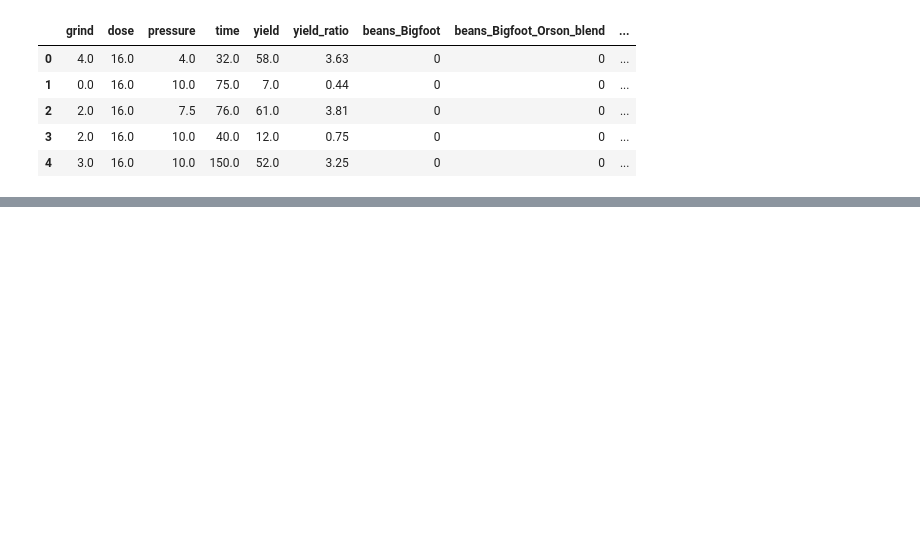
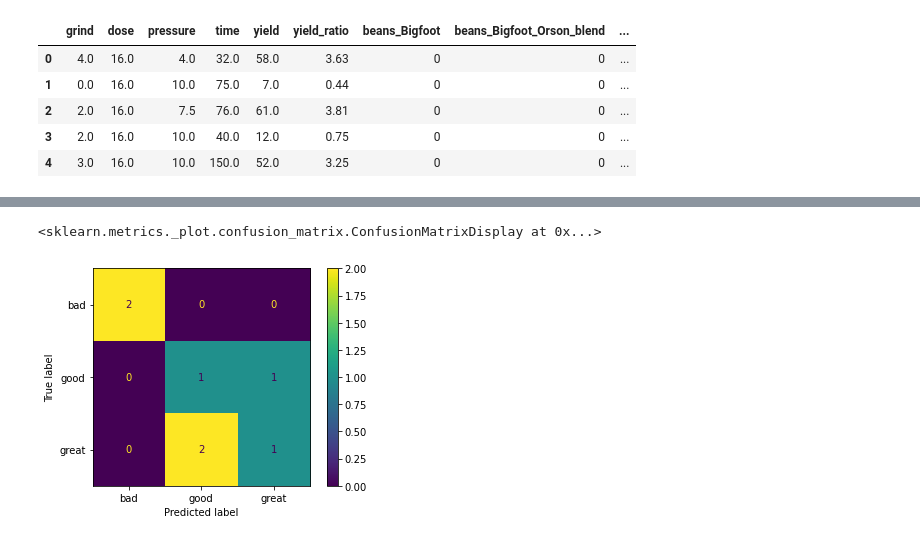
Before and after one commit to Jacob-harris-94/Coffee_CART, a Jupyter notebook: Coffee_CART.ipynb, the cells around one changed output, grey strips where cells are left out. Cells and saved outputs as stored; diff of their text form; code cells hidden in the pictures; blank space fills up the shorter version.

```diff
--- a/Coffee_CART.ipynb
+++ b/Coffee_CART.ipynb
@@ -136,0 +171,5 @@ X_encoded.head()
+# %%
+plot_confusion_matrix(dtc, x_test, y_test)
+# %% [output]
+<sklearn.metrics._plot.confusion_matrix.ConfusionMatrixDisplay at 0x...>
+[figure, added]
```
Also changed, not shown: parts of 7 cells of this notebook.
